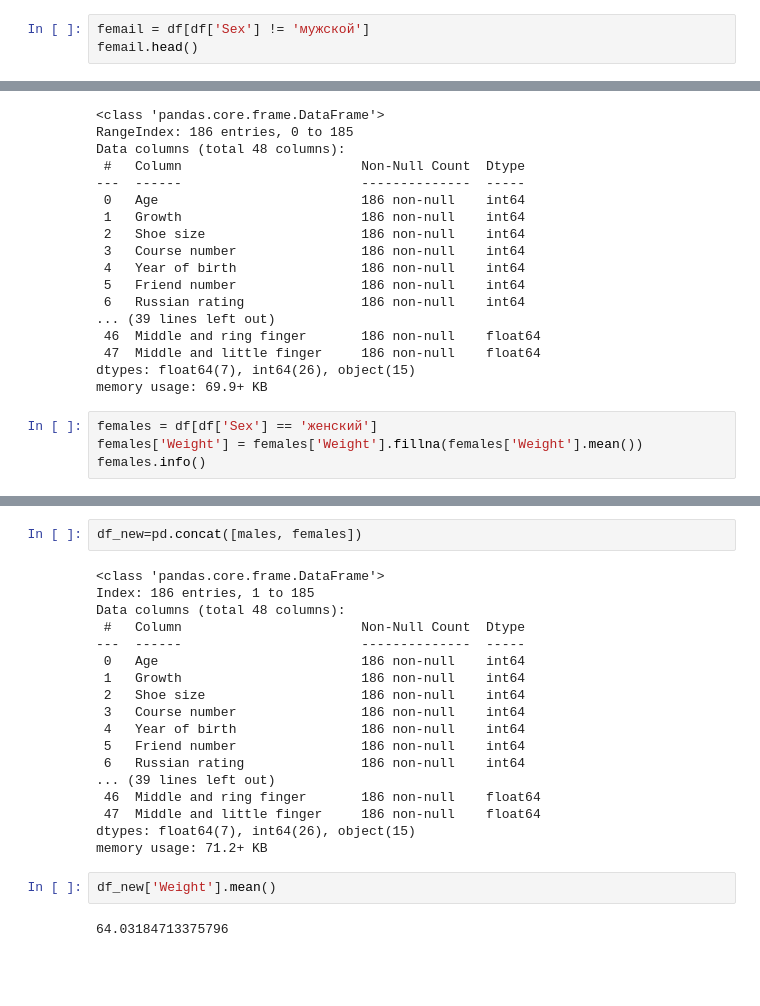
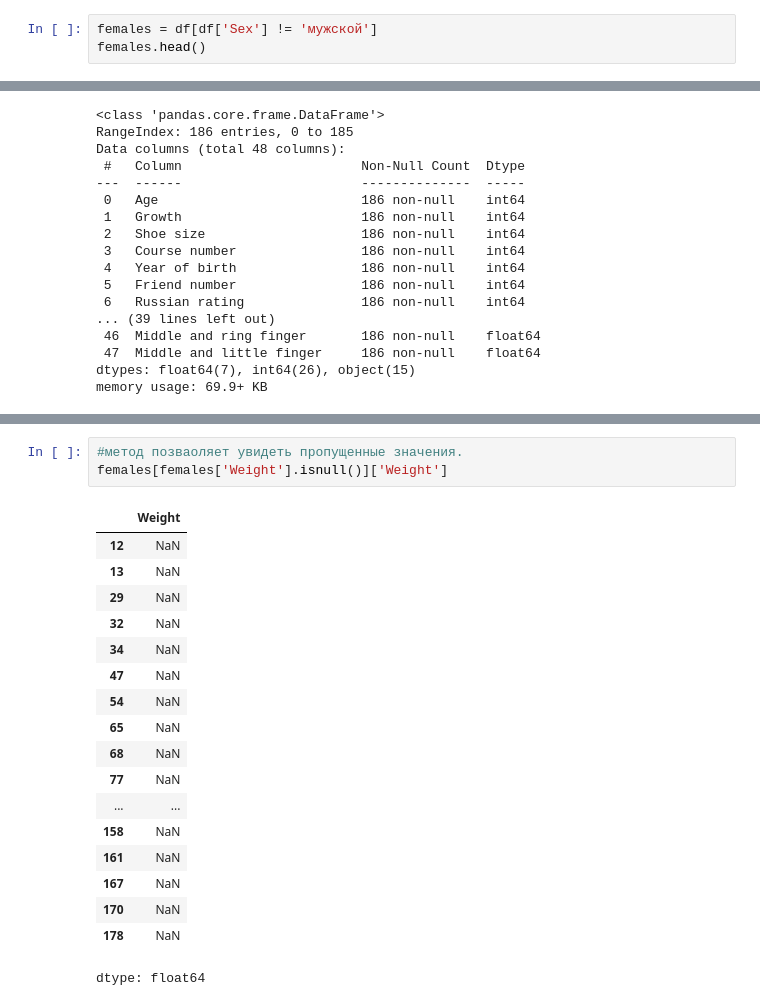
Before and after one commit to pro8mari/code-practice, a Jupyter notebook: Stepik_Artyom_Shevlyakov.ipynb, the cells around one changed output, grey strips where cells are left out. Cells and saved outputs as stored; diff of their text form; blank space fills up the shorter version.

```diff
--- a/Stepik_Artyom_Shevlyakov.ipynb
+++ b/Stepik_Artyom_Shevlyakov.ipynb
@@ -190,6 +189,6 @@ male.head()
 # %%
-femail = df[df['Sex'] != 'мужской']
-femail.head()
+females = df[df['Sex'] != 'мужской']
+females.head()
 # %% [output]
 |  | Age | Growth | Shoe size | Course number | Year of birth | Friend number | Russian rating | ... |
 | 0 | 20 | 170 | 40 | 2 | 2002 | 100 | 85 | ... |
@@ -500,7 +498,3 @@ Data columns (total 48 columns):
  47  Middle and little finger     186 non-null    float64
 dtypes: float64(7), int64(26), object(15)
 memory usage: 69.9+ KB
-# %%
-females = df[df['Sex'] == 'женский']
-females['Weight'] = females['Weight'].fillna(females['Weight'].mean())
-females.info()
@@ -557,24 +501,22 @@ See the caveats in the documentation: https://pandas.pydata.org/pandas-docs/stab
-# %%
-df_new=pd.concat([males, females])
-# %% [output]
-<class 'pandas.core.frame.DataFrame'>
-Index: 186 entries, 1 to 185
-Data columns (total 48 columns):
- #   Column                       Non-Null Count  Dtype
----  ------                       --------------  -----
- 0   Age                          186 non-null    int64
- 1   Growth                       186 non-null    int64
- 2   Shoe size                    186 non-null    int64
- 3   Course number                186 non-null    int64
- 4   Year of birth                186 non-null    int64
- 5   Friend number                186 non-null    int64
- 6   Russian rating               186 non-null    int64
-... (39 lines left out)
- 46  Middle and ring finger       186 non-null    float64
- 47  Middle and little finger     186 non-null    float64
-dtypes: float64(7), int64(26), object(15)
-memory usage: 71.2+ KB
-# %%
-df_new['Weight'].mean()
-# %% [output]
-64.03184713375796
+# %%
+#метод позваоляет увидеть пропущенные значения.
+females[females['Weight'].isnull()]['Weight']
+# %% [output]
+|  | Weight |
+| 12 | NaN |
+| 13 | NaN |
+| 29 | NaN |
+| 32 | NaN |
+| 34 | NaN |
+| 47 | NaN |
+| 54 | NaN |
+| 65 | NaN |
+| 68 | NaN |
+| 77 | NaN |
+| ... | ... |
+| 158 | NaN |
+| 161 | NaN |
+| 167 | NaN |
+| 170 | NaN |
+| 178 | NaN |
+dtype: float64
```
Also changed, not shown: parts of 10 cells of this notebook.
